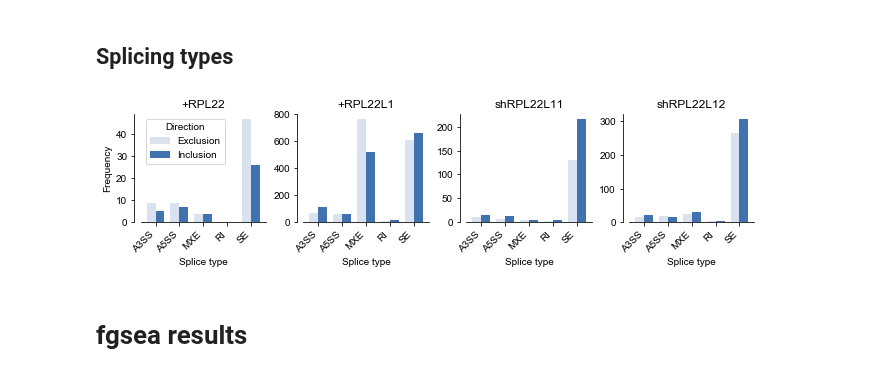
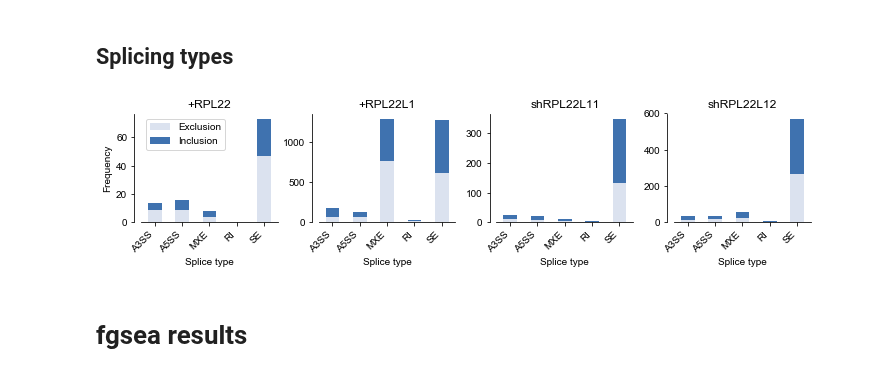
Before and after one commit to kevinhu/mdm4-splicing, a Jupyter notebook: notebooks/fig3_rnaseq.ipynb, the cells around one changed output. Drawn from its saved outputs; the diff is of its cells as text; code cells hidden in the pictures.

Commit message:
Update figure 3A,B,C

```diff
--- a/notebooks/fig3_rnaseq.ipynb
+++ b/notebooks/fig3_rnaseq.ipynb
@@ -363,7 +371,7 @@ def plot_splice_types(rmats_diffs, qval_cutoff=0.01, ax=None,legend=False):
 
     significants["splice_type"] = significants.index
 
-    significants.columns.name = "Direction"
+    significants.columns.name = ""
 
     significants.plot(x="splice_type",
                       y=["Exclusion", "Inclusion"],
@@ -371,7 +379,8 @@ def plot_splice_types(rmats_diffs, qval_cutoff=0.01, ax=None,legend=False):
                       cmap=mpl.colors.ListedColormap(
                           ["#dbe2ef", "#3f72af"]),
                       ax=ax,
-                      width=0.75,
+                      stacked=True,
+                      width=0.5,
                       legend=legend
                       )
 
@@ -384,27 +393,27 @@ def plot_splice_types(rmats_diffs, qval_cutoff=0.01, ax=None,legend=False):
     ax.spines["right"].set_visible(False)
     ax.spines['left'].set_position(('axes', -0.05))
 # %%
-plt.figure(figsize=(11,2))
+plt.figure(figsize=(12,2))
 
 for experiment_idx, experiment in enumerate([rpl22_oe_rmats,
                                              rpl22l1_oe_rmats,
                                              sh704_rmats,
                                              sh705_rmats
                                             ]):
 
     ax = plt.subplot(1,4,experiment_idx+1)
     plot_splice_types(experiment,ax=ax,legend=experiment_idx<1)
 
     if experiment_idx > 0:
         plt.ylabel("")
 
     ax.set_title(display_names[experiment_idx])
 
 plt.subplots_adjust(wspace=0.3)
 
 plt.savefig("../plots/significant_splice_types.pdf",bbox_inches="tight",background="transparent")
 # %% [output]
-[figure, old version]
+[figure, new version]
 # %% [markdown]
 # fgsea results
 # %%
```
Also changed, not shown: parts of 9 cells of this notebook, 9 other files.
